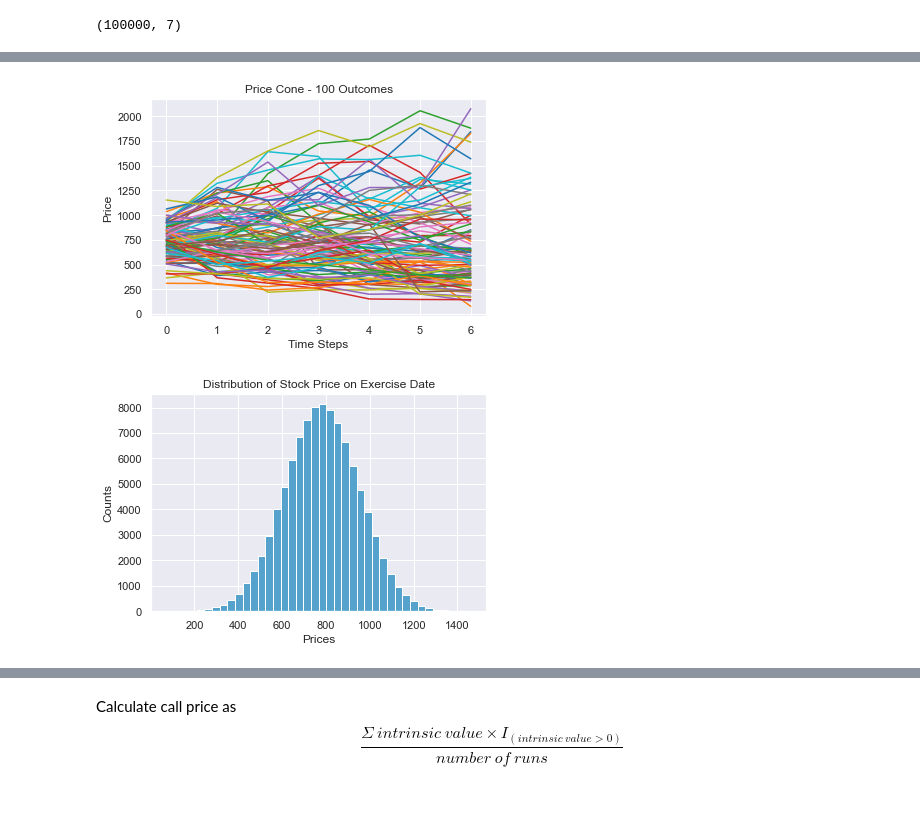
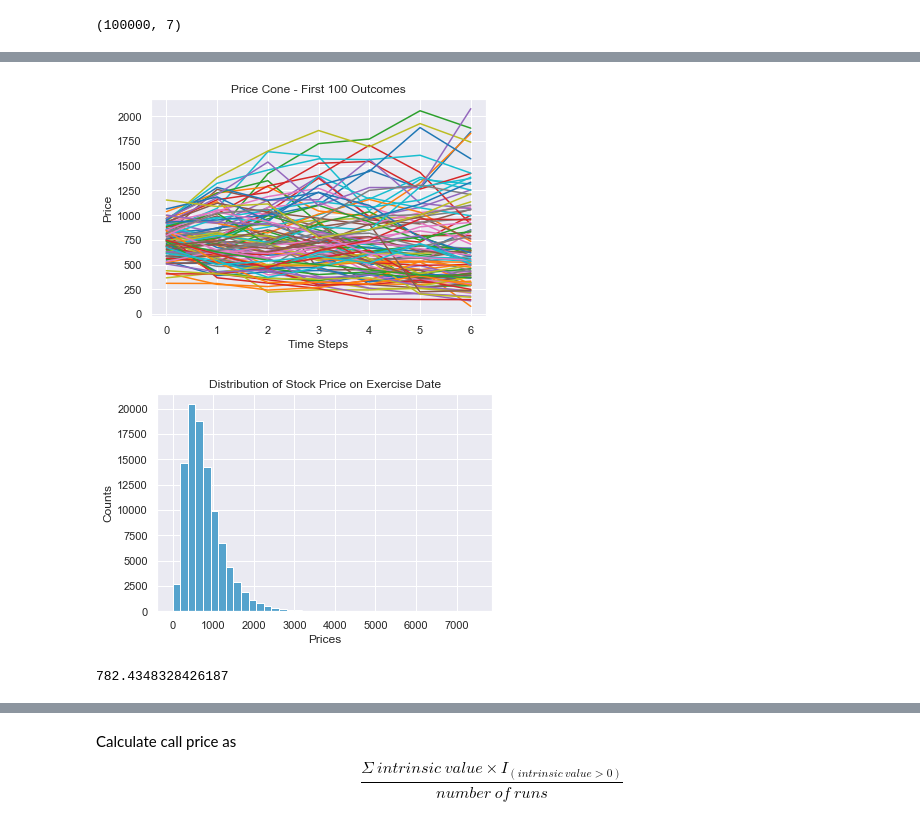
Before and after one commit to SUMMERxYANG/Option_Pricing, a Jupyter notebook: Options.ipynb, the cells around one changed output, grey strips where cells are left out. Saved outputs shown, nothing was run; the diff lists cells and outputs as text; code cells hidden in the pictures.

```diff
--- a/Options.ipynb
+++ b/Options.ipynb
@@ -507,24 +541,27 @@ returns.shape
 # %%
-# multiply spot price by each return value in the list of arrays
-prices = np.cumprod(1 + returns, 1) * spot
 sns.set_palette("tab10")
 # plot the price cone for the first 100 outcomes
 for i in prices[:100, :]:
     plt.plot(i)
 plt.xlabel('Time Steps')
 plt.ylabel('Price')
-plt.title('Price Cone - 100 Outcomes')
+plt.title('Price Cone - First 100 Outcomes')
 plt.show()
 # %% [output]
-[figure, old version]
+[figure, new version]
 # %%
-# Visualize the distribution of final prices
+# Visualize the distribution of final prices - distribution should be lognormal
 sns.set_palette("icefire")
-plt.hist(prices[:, 0], bins = 40)
+plt.hist(prices[:, -1], bins = 40)
 plt.title('Distribution of Stock Price on Exercise Date')
 plt.grid(True)
 plt.xlabel('Prices')
 plt.ylabel('Counts')
 plt.show()
 # %% [output]
-[figure, old version]
+[figure, new version]
+# %%
+# Estimate stock price on expiry date (average of all outcomes)
+np.mean(prices[:, -1])
+# %% [output]
+782.4348328426187
```
Also changed, not shown: parts of 6 cells of this notebook.
